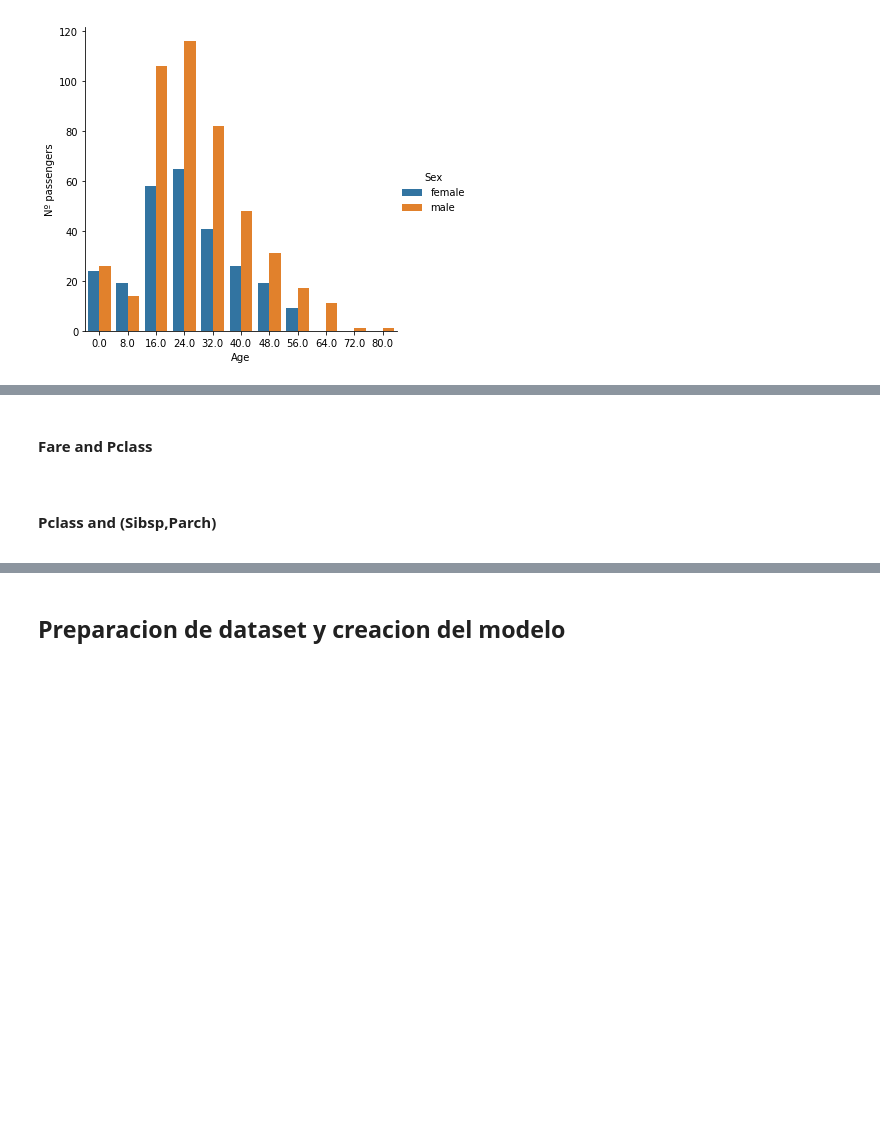
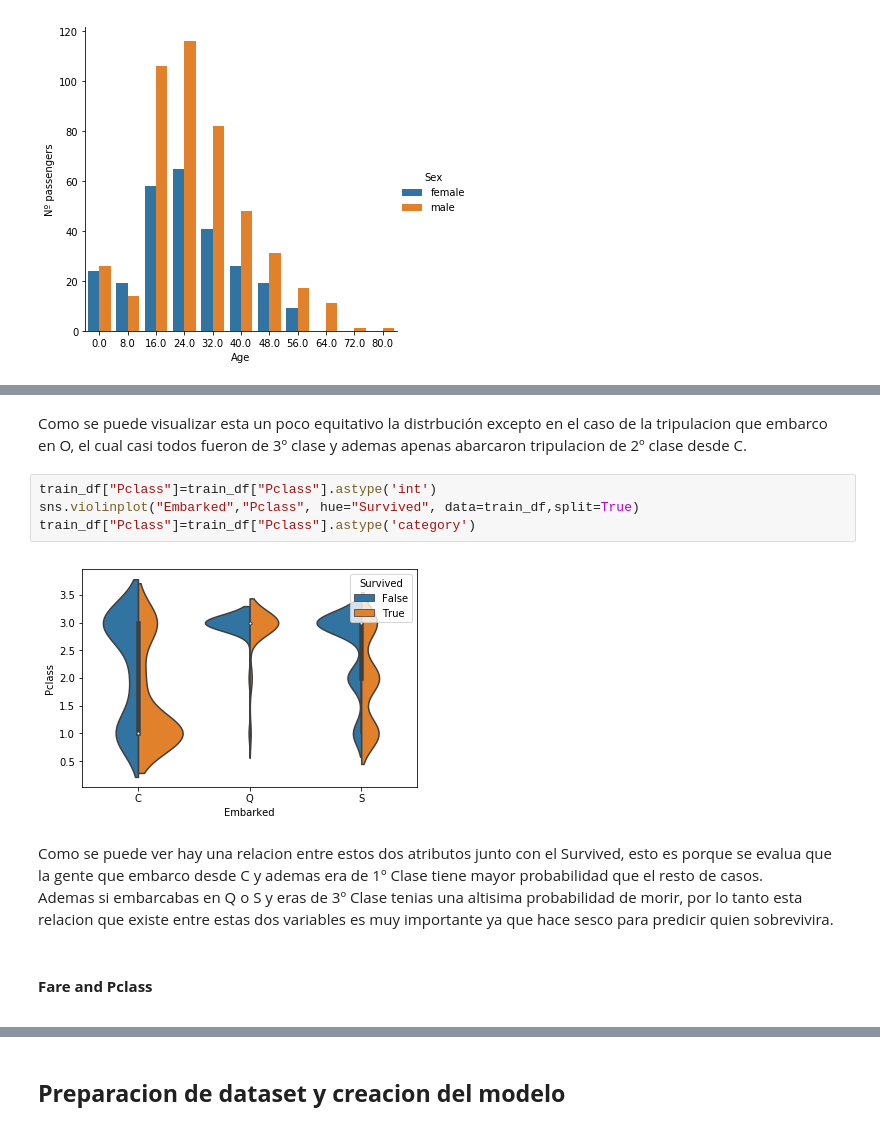
Before and after one commit to brudini/Titanic-Kaggle, a Jupyter notebook: titanic.ipynb, the cells around one changed output, grey strips where cells are left out. Cells and saved outputs as stored; diff of their text form; blank space fills up the shorter version.

```diff
--- a/titanic.ipynb
+++ b/titanic.ipynb
@@ -552,6 +577,14 @@ plot_hue_survived(train_df,"Age","Sex",10)
+# %% [markdown]
+Como se puede visualizar esta un poco equitativo la distrbución excepto en el caso de la tripulacion que embarco en O, el cual casi todos fueron de 3º clase y ademas apenas abarcaron tripulacion de 2º clase desde C.
+# %%
+train_df["Pclass"]=train_df["Pclass"].astype('int')
+sns.violinplot("Embarked","Pclass", hue="Survived", data=train_df,split=True)
+train_df["Pclass"]=train_df["Pclass"].astype('category')
+# %% [output]
+[figure, added]
+# %% [markdown]
+Como se puede ver hay una relacion entre estos dos atributos junto con el Survived, esto es porque se evalua que la gente que embarco desde C y ademas era de 1º Clase tiene mayor probabilidad que el resto de casos.
+Ademas si embarcabas en Q o S y eras de 3º Clase tenias una altisima probabilidad de morir, por lo tanto esta relacion que existe entre estas dos variables es muy importante ya que hace sesco para predicir quien sobrevivira.
 # %% [markdown]
 #### **Fare and Pclass**
 <a id="Fare_Pclass"></a>
-# %% [markdown]
-#### **Pclass and (Sibsp,Parch)**
-<a id="Pclass_Family"></a>
```
Also changed, not shown: parts of 51 cells of this notebook.
